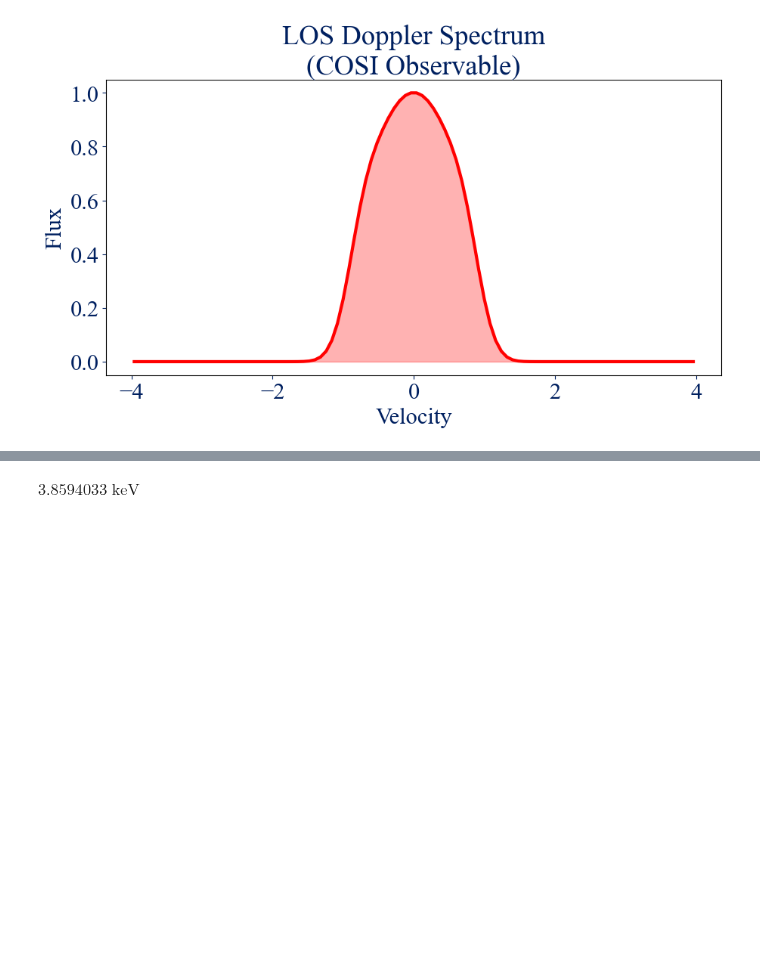
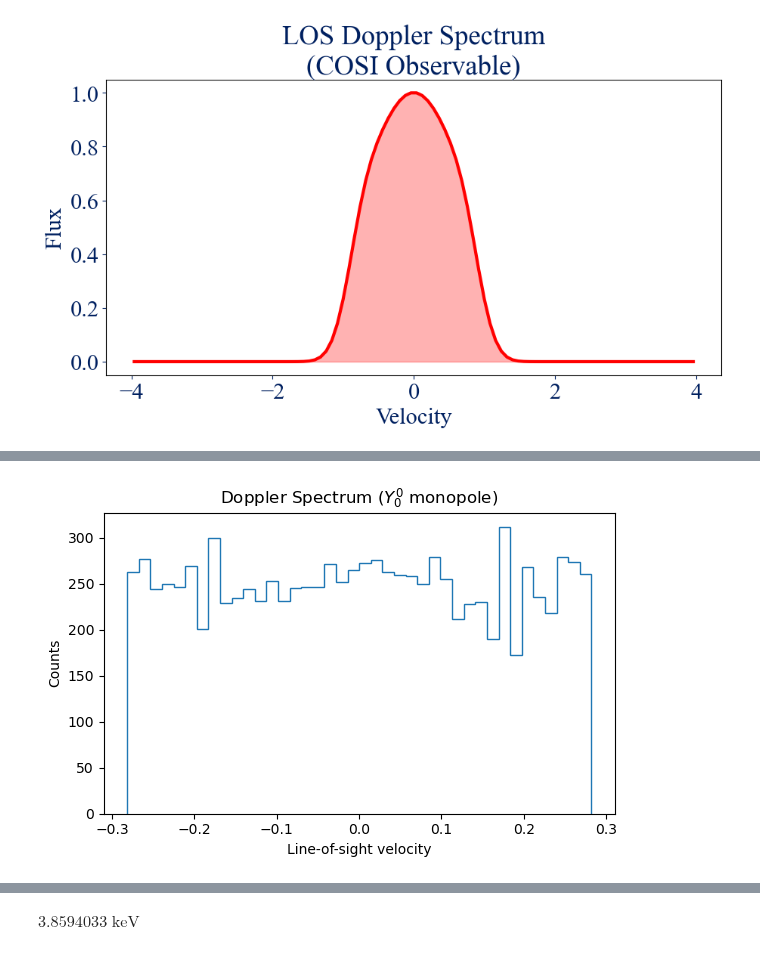
Before and after one commit to avalluvan/cosipy, a Jupyter notebook: docs/unbinned/image_deconvolution/SH_visualization_3.ipynb, the cells around one changed output, grey strips where cells are left out. Cells and saved outputs as stored; diff of their text form; code cells hidden in the pictures; blank space fills up the shorter version.

```diff
--- a/docs/unbinned/image_deconvolution/SH_visualization_3.ipynb
+++ b/docs/unbinned/image_deconvolution/SH_visualization_3.ipynb
@@ -235,0 +244,44 @@ X_rot,  Y_rot, Z_rot = spherical_to_cartesian(np.abs(Y_1_rot),  THETA, PHI)
+# %%
+def doppler_spectrum(Z_cart, THETA, n_samples=10000, bins=50):
+    """
+    Sample Z_cart (line-of-sight velocities) weighted by solid angle sin(θ).
+
+    Parameters
+    ----------
+    Z_cart    : 2D array — line-of-sight velocity at each (THETA, PHI) point
+    THETA     : 2D array — polar angle grid
+    n_samples : int     — number of Monte Carlo samples
+    bins      : int     — number of histogram bins
+
+    Returns
+    -------
+    bin_centers, counts
+    """
+    # Solid angle weight: sin(θ)
+    weights = np.sin(THETA).ravel()
+    weights /= weights.sum()                           # normalize to probability
+
+    # Flat indices sampled according to solid angle
+    indices = np.random.choice(Z_cart.size, size=n_samples, p=weights)
+
+    # Sample velocities
+    v_los = Z_cart.ravel()[indices]
+
+    # Histogram → Doppler spectrum
+    counts, bin_edges = np.histogram(v_los, bins=bins)
+    bin_centers = 0.5 * (bin_edges[:-1] + bin_edges[1:])
+
+    return bin_edges, counts
+
+
+# ── Example ──
+v_edges, counts = doppler_spectrum(Z_cart, THETA, bins=40)
+
+plt.figure(figsize=(6, 4))
+plt.stairs(counts, v_edges)
+plt.xlabel("Line-of-sight velocity"); plt.ylabel("Counts")
+plt.title("Doppler Spectrum ($Y_0^0$ monopole)")
+plt.tight_layout()
+plt.show()
+# %% [output]
+[figure, added]
```
Also changed, not shown: parts of 21 cells of this notebook.
